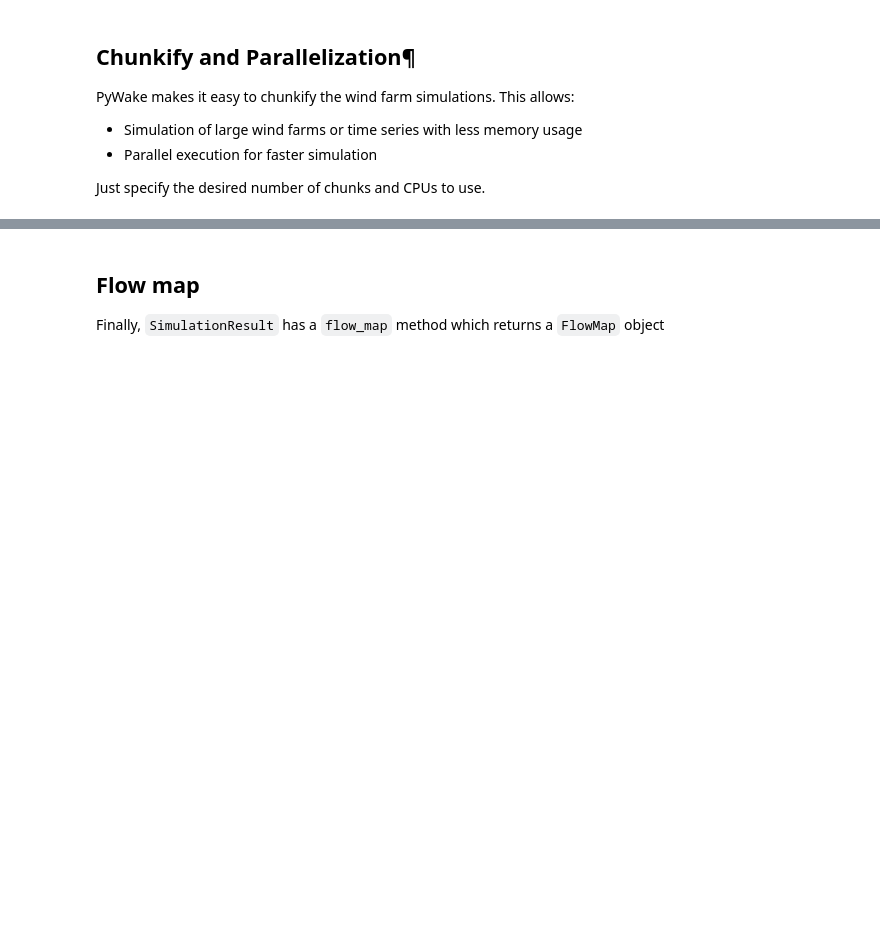
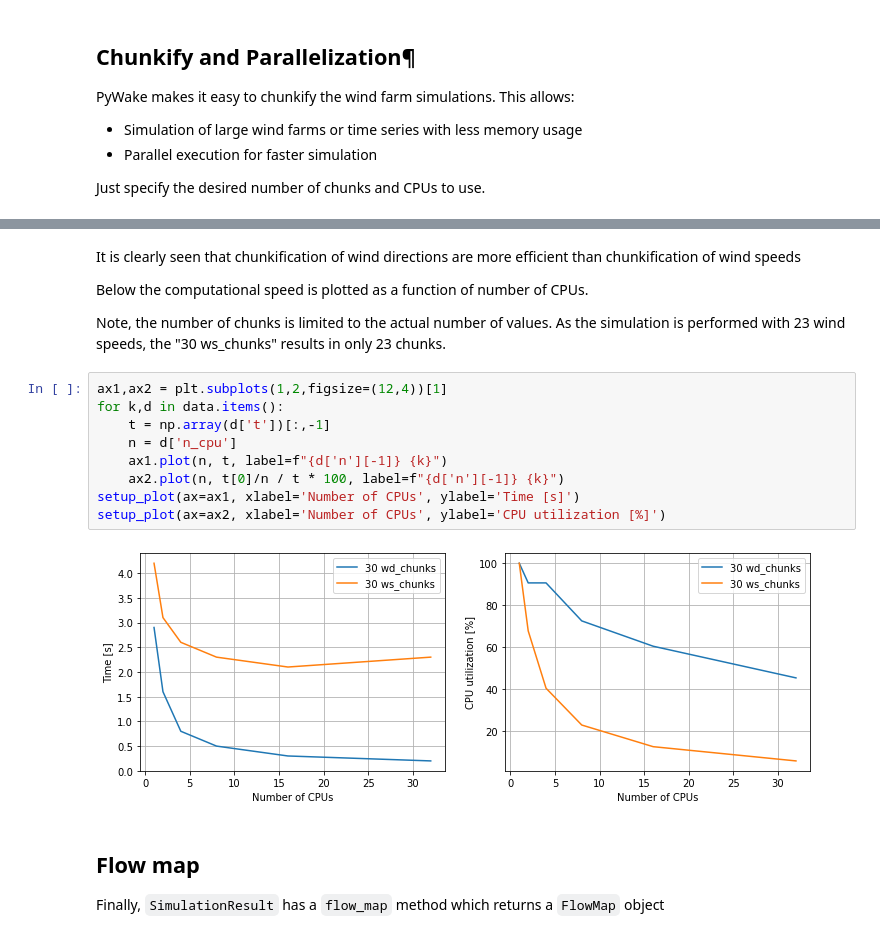
Before and after one commit to geoxiadis/smth, a Jupyter notebook: docs/notebooks/RunWindFarmSimulation.ipynb, the cells around one changed output, grey strips where cells are left out. Drawn from its saved outputs; the diff is of its cells as text; blank space fills up the shorter version.

```diff
--- a/docs/notebooks/RunWindFarmSimulation.ipynb
+++ b/docs/notebooks/RunWindFarmSimulation.ipynb
@@ -266,3 +283,20 @@ Attributes:
+# %% [markdown]
+It is clearly seen that chunkification of wind directions are more efficient than chunkification of wind speeds
+
+Below the computational speed is plotted as a function of number of CPUs.
+
+Note, the number of chunks is limited to the actual number of values. As the simulation is performed with 23 wind speeds, the "30 ws_chunks" results in only 23 chunks.
+# %%
+ax1,ax2 = plt.subplots(1,2,figsize=(12,4))[1]
+for k,d in data.items():
+    t = np.array(d['t'])[:,-1]
+    n = d['n_cpu']
+    ax1.plot(n, t, label=f"{d['n'][-1]} {k}")
+    ax2.plot(n, t[0]/n / t * 100, label=f"{d['n'][-1]} {k}")
+setup_plot(ax=ax1, xlabel='Number of CPUs', ylabel='Time [s]')
+setup_plot(ax=ax2, xlabel='Number of CPUs', ylabel='CPU utilization [%]')
+# %% [output]
+[figure, added]
 # %% [markdown]
 ## Flow map
 
```
Also changed, not shown: parts of 8 cells of this notebook, 8 other files.
